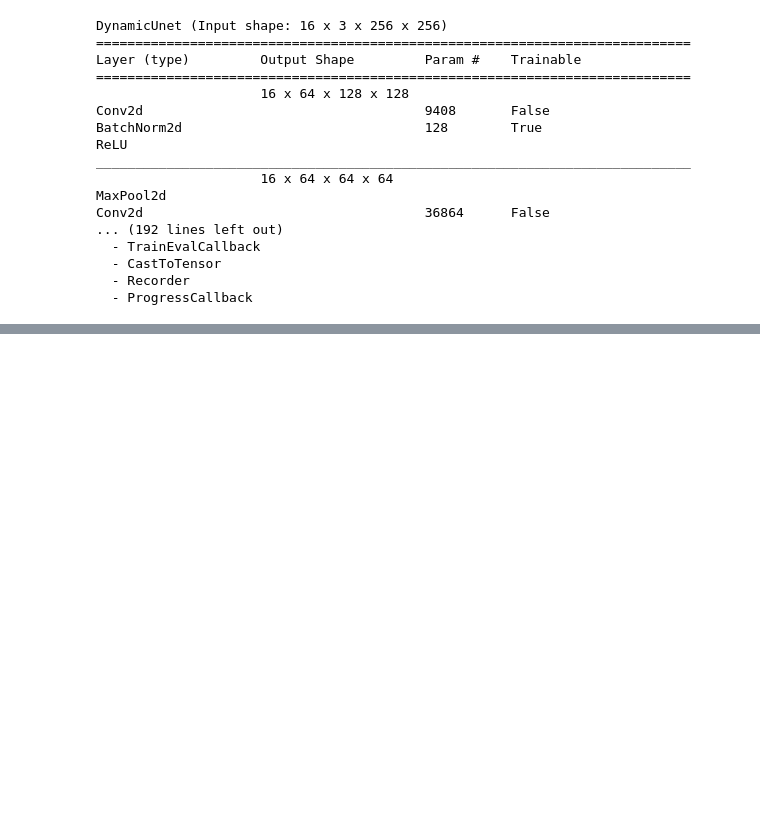
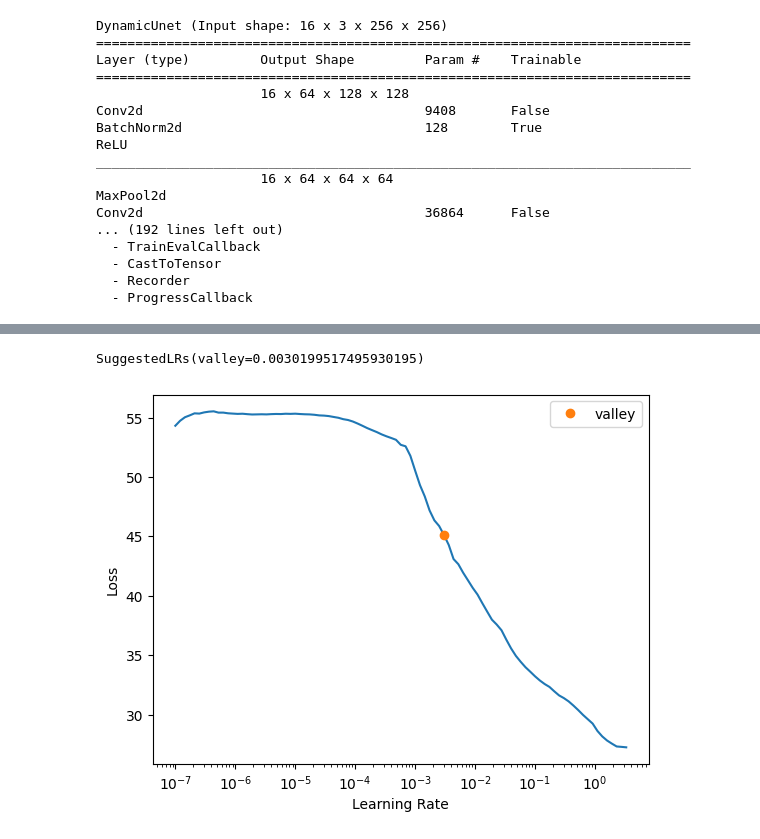
Before and after one commit to imharrisonking/rooftop-segmentation, a Jupyter notebook: training.ipynb, the cells around one changed output, grey strips where cells are left out. Saved outputs shown, nothing was run; the diff lists cells and outputs as text; code cells hidden in the pictures; blank space fills up the shorter version.

Commit message:
First learning rate pass using AWS EC2 remote GPU, Loss is very high 30-55, needs investigation

```diff
--- a/training.ipynb
+++ b/training.ipynb
@@ -163,3 +201,6 @@ dataloders.show_batch(max_n=9, figsize=(10, 10), alpha=0.5, cmap='viridis')
+# %%
+# Make our vocabulary a part of the dataloaders, loss function needs to deal with the Void label
+dataloders.vocab = classes
 # %% [markdown]
 ## Set up a Dynamic U-Net model
 We will fastai's Dynamic U-Net model architecture to train our segmentation model. The U-Net model architecture was first introduced in the paper [U-Net: Convolutional Networks for Biomedical Image Segmentation](https://arxiv.org/abs/1505.04597) by Olaf Ronneberger, Philipp Fischer, and Thomas Brox. The U-Net model architecture is a convolutional neural network (CNN) that was originally designed for biomedical image segmentation.
@@ -207,4 +248,5 @@ Conv2d                                    36864      False
   - ProgressCallback
 # %%
 # Find the optimal learning rate
-# learn.lr_find()
+learn.lr_find()
+# %% [output]
@@ -210,0 +254,2 @@ Conv2d                                    36864      False
+SuggestedLRs(valley=0.0030199517495930195)
+[figure, added]
```
Also changed, not shown: parts of 14 cells of this notebook, 1 other file.
